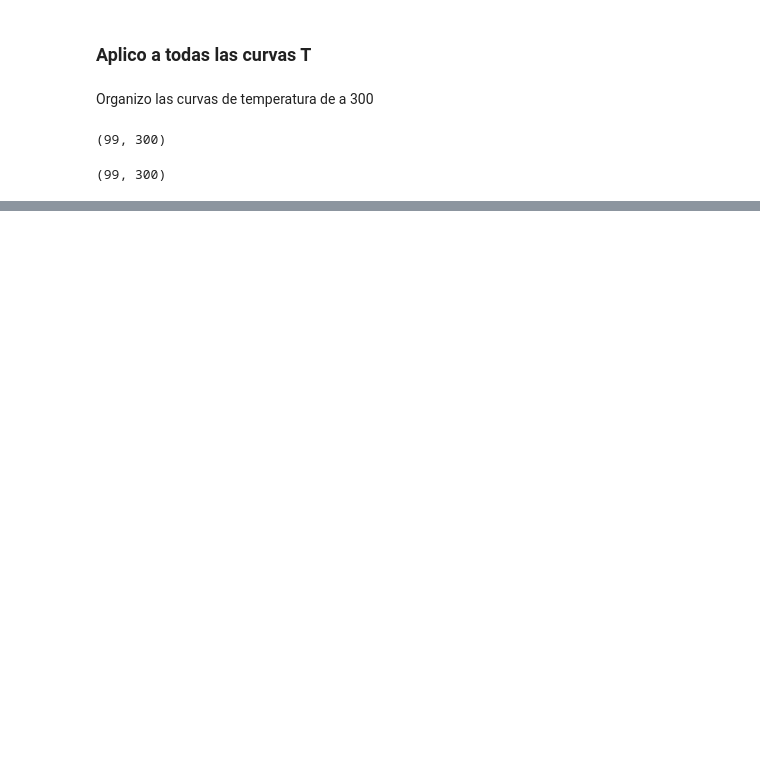
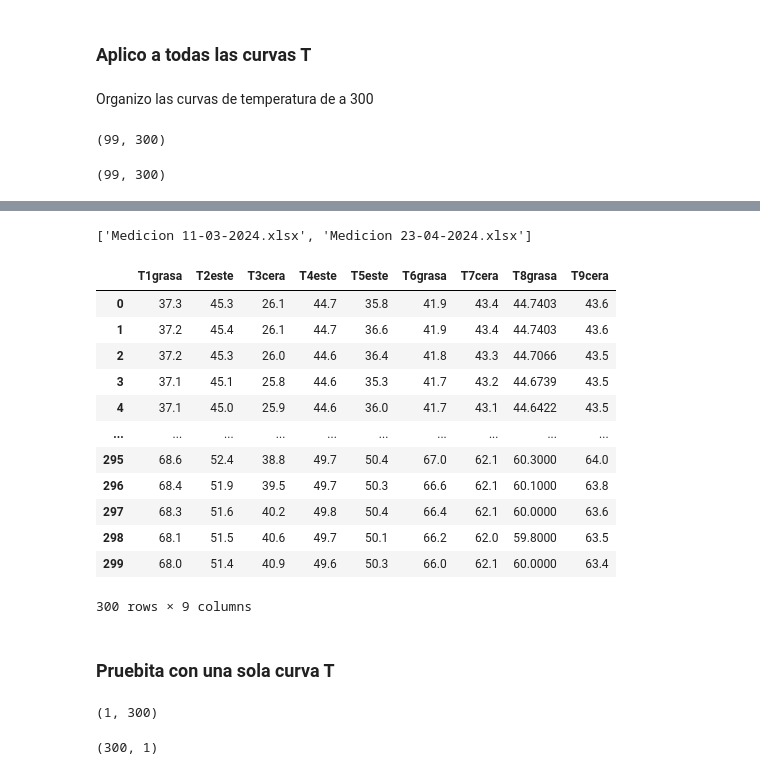
Before and after one commit to sebastlop/st-acumulador-angel-fabio, a Jupyter notebook: Code-file/autoencoder.ipynb, the cells around one changed output, grey strips where cells are left out. Drawn from its saved outputs; the diff is of its cells as text; code cells hidden in the pictures; blank space fills up the shorter version.

```diff
--- a/Code-file/autoencoder.ipynb
+++ b/Code-file/autoencoder.ipynb
@@ -233,0 +237,44 @@ plt.show()
+# %%
+# Se crea un diccionario para almacenar los marcos de datos.
+dataframes = {}
+
+data_folder = os.path.join('..','Date_Eval') #creamos el path
+
+#verificamos que el path sea correcto y en caso que asi sea, vemos los nombres de archivos dentro
+if os.path.isdir(data_folder):
+    files = os.listdir(data_folder) # guardamos la lista
+    print(files)
+
+# Se define una función para leer cada archivo y convertirlo en un dataframe
+def read_file(filename):
+    df = pd.read_excel(os.path.join(data_folder,filename))
+    dataframes[filename] = df #Se crea un elemento del diccionario -> dataframa[CLAVE] = VALOR
+
+#Leo todos los archivos excel
+for filename in files:
+    read_file(filename)
+# %% [output]
+['Medicion 11-03-2024.xlsx', 'Medicion 23-04-2024.xlsx']
+# %%
+# Lista para almacenar los DataFrames de Temperaturas
+df_eval = []
+# Lista para almacenar los DataFrames de DateTime
+date_eval_list = []
+
+for filename in files:
+    # Suponiendo que tienes un DataFrame llamado dataframes y un nombre de archivo filename
+    # Primero, convierte la columna "Date" en datetime
+    dataframes[filename]['Date'] = pd.to_datetime(dataframes[filename]['Date'], errors='coerce')
+    # Elimino las filas con NaT en la columna "Date" como referencia.
+    dataframes[filename] = dataframes[filename].dropna(subset=['Date'])
+    #dataframes[filename] = dataframes[filename].dropna(subset=['T1grasa'])
+    # Selecciono las columnas 3 a 11, columnas de temperaturas. Lo guardo en un nuevo datafrema df.
+    df = dataframes[filename].iloc[:, 3:12]
+    #Sustituyo la columna "Date"(fecha) por una columna datetime donde tengo la fecha y hora.
+    dataframes[filename]["Date"]=pd.to_datetime(dataframes[filename]["Date"].dt.strftime('%Y-%m-%d') + ' ' + dataframes[filename]["Time"].astype(str))
+    #Inserto la clumna Date en el dataframe df. No utiilio df["Date"]=valor porque este me inserta la columna al final
+    df_date = dataframes[filename]["Date"]
+     # Agregar el DataFrame a la lista de DataFrame Temperaturas
+    df_eval.append(df)
+    # Agregar el DataFrame a la lista de DataFrame DateTimes
+    date_eval_list.append(df_date)
@@ -233,0 +288,35 @@ plt.show()
+# %%
+df_eval[1]
+# %% [output]
+|  | T1grasa | T2este | T3cera | T4este | T5este | T6grasa | T7cera | T8grasa | T9cera |
+| 0 | 37.3 | 45.3 | 26.1 | 44.7 | 35.8 | 41.9 | 43.4 | 44.7403 | 43.6 |
+| 1 | 37.2 | 45.4 | 26.1 | 44.7 | 36.6 | 41.9 | 43.4 | 44.7403 | 43.6 |
+| 2 | 37.2 | 45.3 | 26.0 | 44.6 | 36.4 | 41.8 | 43.3 | 44.7066 | 43.5 |
+| 3 | 37.1 | 45.1 | 25.8 | 44.6 | 35.3 | 41.7 | 43.2 | 44.6739 | 43.5 |
+| 4 | 37.1 | 45.0 | 25.9 | 44.6 | 36.0 | 41.7 | 43.1 | 44.6422 | 43.5 |
+| ... | ... | ... | ... | ... | ... | ... | ... | ... | ... |
+| 295 | 68.6 | 52.4 | 38.8 | 49.7 | 50.4 | 67.0 | 62.1 | 60.3000 | 64.0 |
+| 296 | 68.4 | 51.9 | 39.5 | 49.7 | 50.3 | 66.6 | 62.1 | 60.1000 | 63.8 |
+| 297 | 68.3 | 51.6 | 40.2 | 49.8 | 50.4 | 66.4 | 62.1 | 60.0000 | 63.6 |
+| 298 | 68.1 | 51.5 | 40.6 | 49.7 | 50.1 | 66.2 | 62.0 | 59.8000 | 63.5 |
+| 299 | 68.0 | 51.4 | 40.9 | 49.6 | 50.3 | 66.0 | 62.1 | 60.0000 | 63.4 |
+300 rows × 9 columns
+# %% [markdown]
+### Pruebita con una sola curva T
+# %%
+scaler = StandardScaler()
+d = scaler.fit_transform(df_eval[1]["T1grasa"].to_numpy().reshape(1,-1))
+d.shape
+# %% [output]
+(1, 300)
+# %%
+d_tensor =torch.from_numpy(d).float() #convierto a tensor
+model.eval()
+x = model(d_tensor)
+x.shape
+x = x.detach().numpy()
+x_inv  = scaler.inverse_transform(x)
+x_inv = x_inv.reshape(-1,1)
+x_inv.shape
+# %% [output]
+(300, 1)
```
Also changed, not shown: parts of 10 cells of this notebook, 7 other files.
